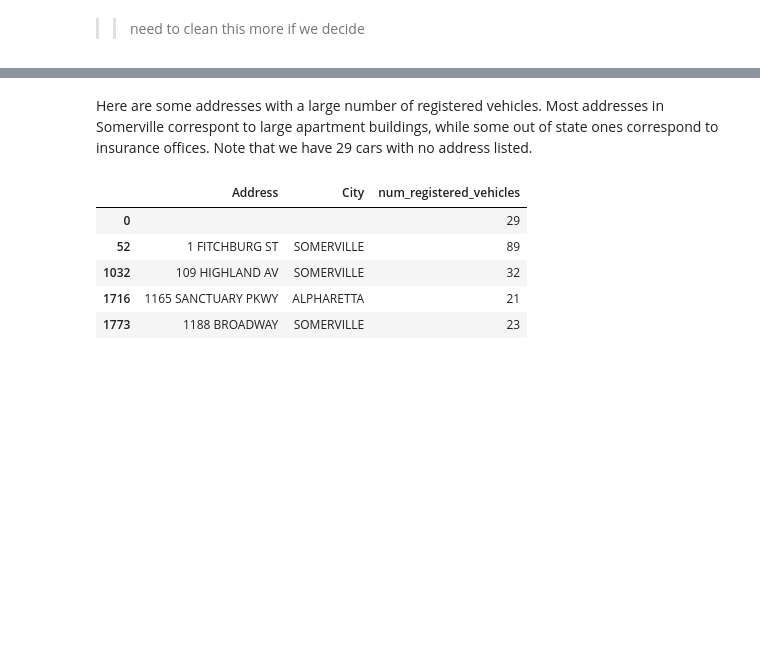
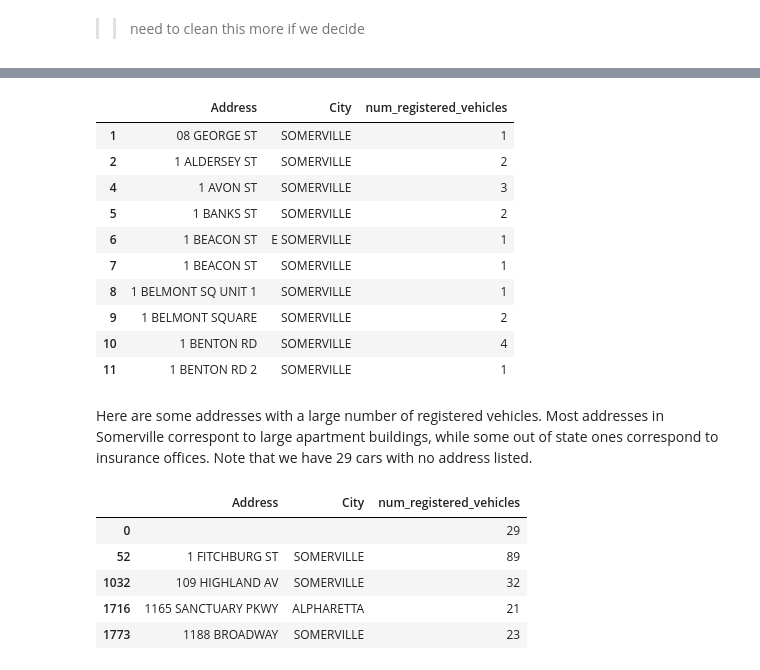
Before and after one commit to isms/ac297r-capstone-project, a Jupyter notebook: notebooks/tabular_data_exploration.ipynb, the cells around one changed output, grey strips where cells are left out. Drawn from its saved outputs; the diff is of its cells as text; code cells hidden in the pictures; blank space fills up the shorter version.

```diff
--- a/notebooks/tabular_data_exploration.ipynb
+++ b/notebooks/tabular_data_exploration.ipynb
@@ -173,3 +185,21 @@ registered_vehicles_by_addr.iloc[1:10,:]
+# %%
+cities_to_keep = ['SOMERVILLE     ',
+                  'E SOMERVILLE   ',
+                  'W SOMERVILLE   '
+                 ]
+registered_vehicles_by_addr[registered_vehicles_by_addr.City.isin(cities_to_keep)].head(10)
+# %% [output]
+|  | Address | City | num_registered_vehicles |
+| 1 | 08 GEORGE ST | SOMERVILLE | 1 |
+| 2 | 1 ALDERSEY ST | SOMERVILLE | 2 |
+| 4 | 1 AVON ST | SOMERVILLE | 3 |
+| 5 | 1 BANKS ST | SOMERVILLE | 2 |
+| 6 | 1 BEACON ST | E SOMERVILLE | 1 |
+| 7 | 1 BEACON ST | SOMERVILLE | 1 |
+| 8 | 1 BELMONT SQ UNIT 1 | SOMERVILLE | 1 |
+| 9 | 1 BELMONT SQUARE | SOMERVILLE | 2 |
+| 10 | 1 BENTON RD | SOMERVILLE | 4 |
+| 11 | 1 BENTON RD 2 | SOMERVILLE | 1 |
 # %% [markdown]
 Here are some addresses with a large number of registered vehicles. Most addresses in Somerville correspont to large apartment buildings, while some out of state ones correspond to insurance offices. Note that we have 29 cars with no address listed.
 # %%
```
Also changed, not shown: parts of 7 cells of this notebook.
